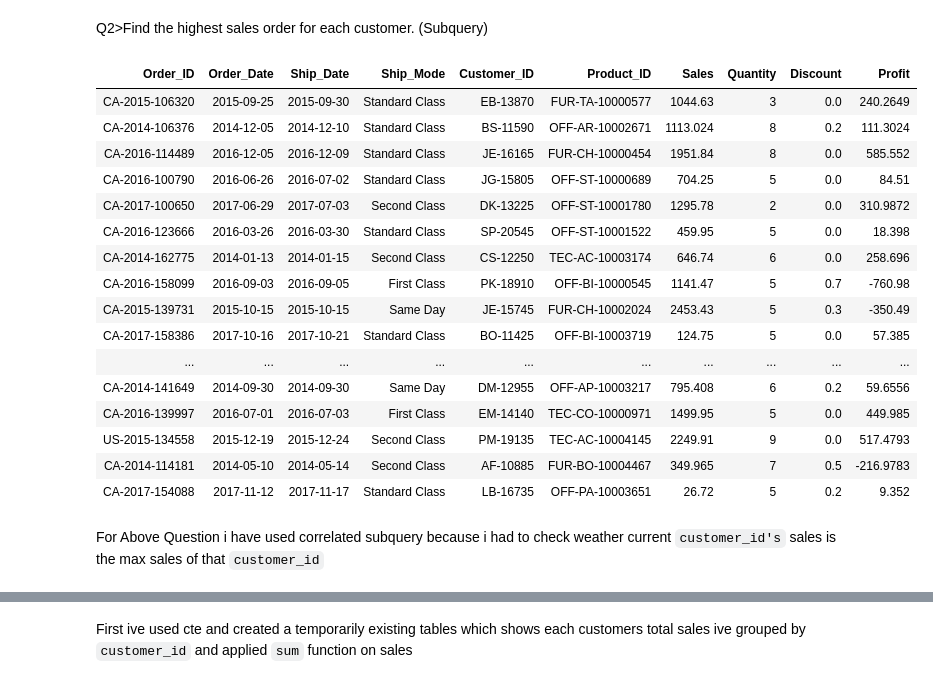
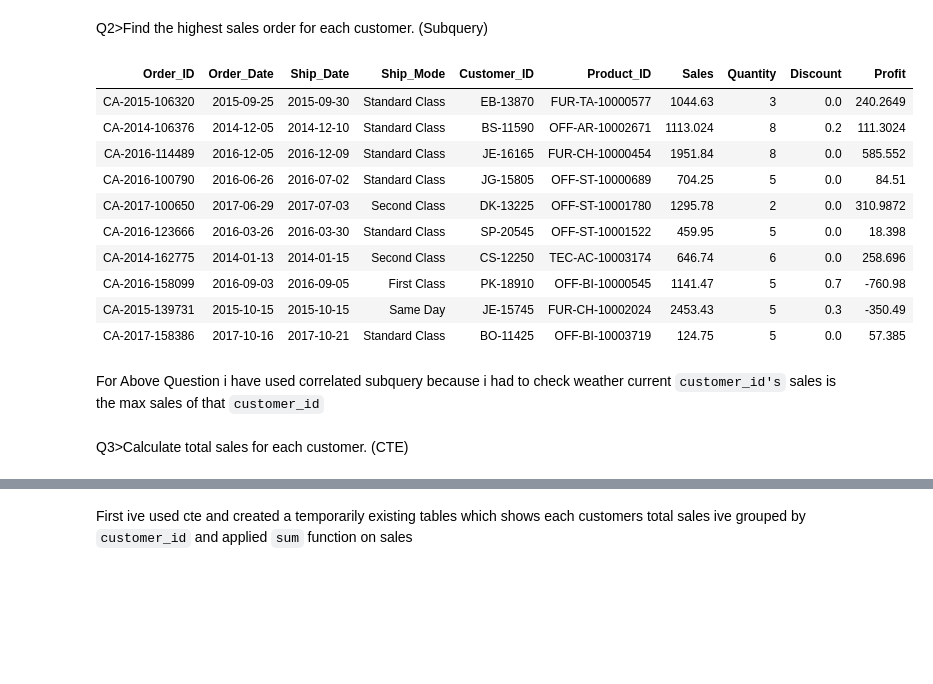
Before and after one commit to sameermd07/Celebal_Excellence_Internship, a Jupyter notebook: Assignment-3/PART-2/assignment3.2.ipynb, the cells around one changed output, grey strips where cells are left out. Drawn from its saved outputs; the diff is of its cells as text; code cells hidden in the pictures; blank space fills up the shorter version.

```diff
--- a/Assignment-3/PART-2/assignment3.2.ipynb
+++ b/Assignment-3/PART-2/assignment3.2.ipynb
@@ -180,24 +181,18 @@ select * from orders where Sales>(select avg(Sales) from orders);
 # %% [markdown]
 Q2>Find the highest sales order for each customer. (Subquery)
 # %%
-select * from orders a where Sales=(select max(Sales) from orders b where a.Customer_ID=b.Customer_ID );
+select * from orders a where Sales=(select max(Sales) from orders b where a.Customer_ID=b.Customer_ID ) limit 10;
 # %% [output]
 | Order_ID | Order_Date | Ship_Date | Ship_Mode | Customer_ID | Product_ID | Sales | Quantity | Discount | Profit |
 | CA-2015-106320 | 2015-09-25 | 2015-09-30 | Standard Class | EB-13870 | FUR-TA-10000577 | 1044.63 | 3 | 0.0 | 240.2649 |
 | CA-2014-106376 | 2014-12-05 | 2014-12-10 | Standard Class | BS-11590 | OFF-AR-10002671 | 1113.024 | 8 | 0.2 | 111.3024 |
 | CA-2016-114489 | 2016-12-05 | 2016-12-09 | Standard Class | JE-16165 | FUR-CH-10000454 | 1951.84 | 8 | 0.0 | 585.552 |
 | CA-2016-100790 | 2016-06-26 | 2016-07-02 | Standard Class | JG-15805 | OFF-ST-10000689 | 704.25 | 5 | 0.0 | 84.51 |
 | CA-2017-100650 | 2017-06-29 | 2017-07-03 | Second Class | DK-13225 | OFF-ST-10001780 | 1295.78 | 2 | 0.0 | 310.9872 |
 | CA-2016-123666 | 2016-03-26 | 2016-03-30 | Standard Class | SP-20545 | OFF-ST-10001522 | 459.95 | 5 | 0.0 | 18.398 |
 | CA-2014-162775 | 2014-01-13 | 2014-01-15 | Second Class | CS-12250 | TEC-AC-10003174 | 646.74 | 6 | 0.0 | 258.696 |
 | CA-2016-158099 | 2016-09-03 | 2016-09-05 | First Class | PK-18910 | OFF-BI-10000545 | 1141.47 | 5 | 0.7 | -760.98 |
 | CA-2015-139731 | 2015-10-15 | 2015-10-15 | Same Day | JE-15745 | FUR-CH-10002024 | 2453.43 | 5 | 0.3 | -350.49 |
 | CA-2017-158386 | 2017-10-16 | 2017-10-21 | Standard Class | BO-11425 | OFF-BI-10003719 | 124.75 | 5 | 0.0 | 57.385 |
-| ... | ... | ... | ... | ... | ... | ... | ... | ... | ... |
-| CA-2014-141649 | 2014-09-30 | 2014-09-30 | Same Day | DM-12955 | OFF-AP-10003217 | 795.408 | 6 | 0.2 | 59.6556 |
-| CA-2016-139997 | 2016-07-01 | 2016-07-03 | First Class | EM-14140 | TEC-CO-10000971 | 1499.95 | 5 | 0.0 | 449.985 |
-| US-2015-134558 | 2015-12-19 | 2015-12-24 | Second Class | PM-19135 | TEC-AC-10004145 | 2249.91 | 9 | 0.0 | 517.4793 |
-| CA-2014-114181 | 2014-05-10 | 2014-05-14 | Second Class | AF-10885 | FUR-BO-10004467 | 349.965 | 7 | 0.5 | -216.9783 |
-| CA-2017-154088 | 2017-11-12 | 2017-11-17 | Standard Class | LB-16735 | OFF-PA-10003651 | 26.72 | 5 | 0.2 | 9.352 |
 # %% [markdown]
 For Above Question i have used correlated subquery because i had to check weather current `customer_id's` sales is the max sales of that `customer_id`
@@ -206,2 +199,4 @@ Q3>Calculate total sales for each customer. (CTE)
+# %% [markdown]
+Q3>Calculate total sales for each customer. (CTE)
 # %%
 with res as (select Customer_ID, sum(Sales) as total_sales from orders group by Customer_ID)
```
Also changed, not shown: parts of 14 cells of this notebook, 2 other files.
